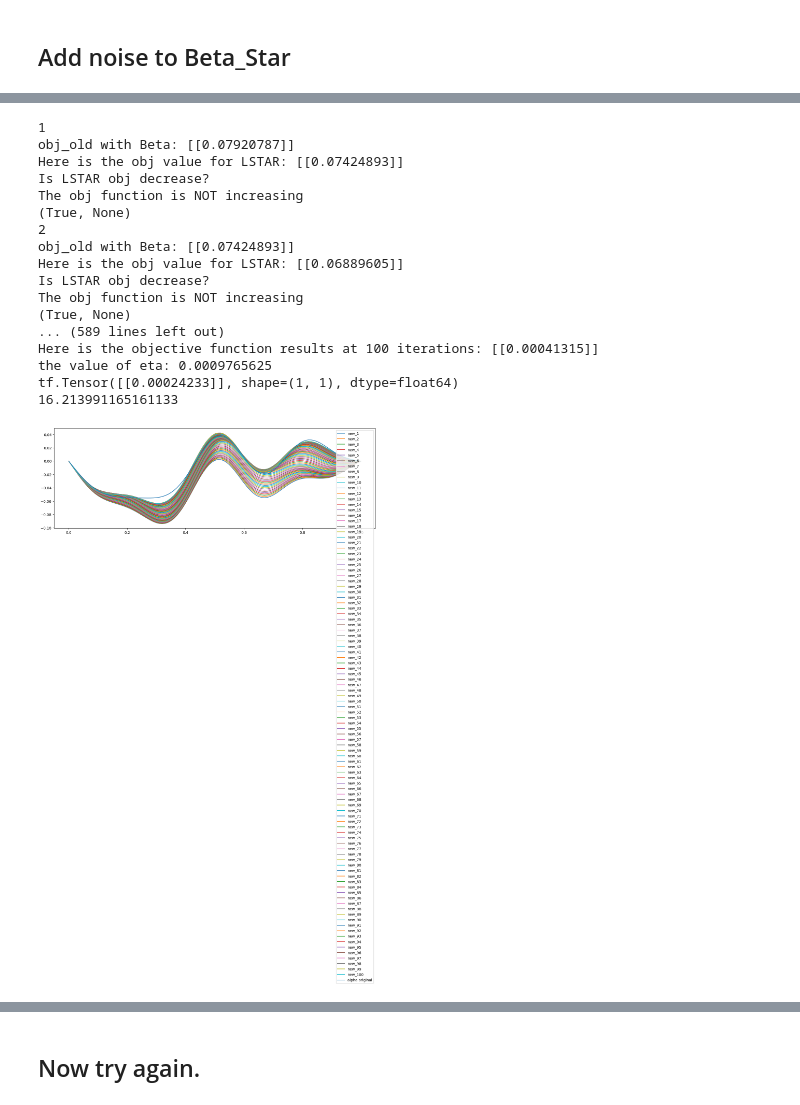
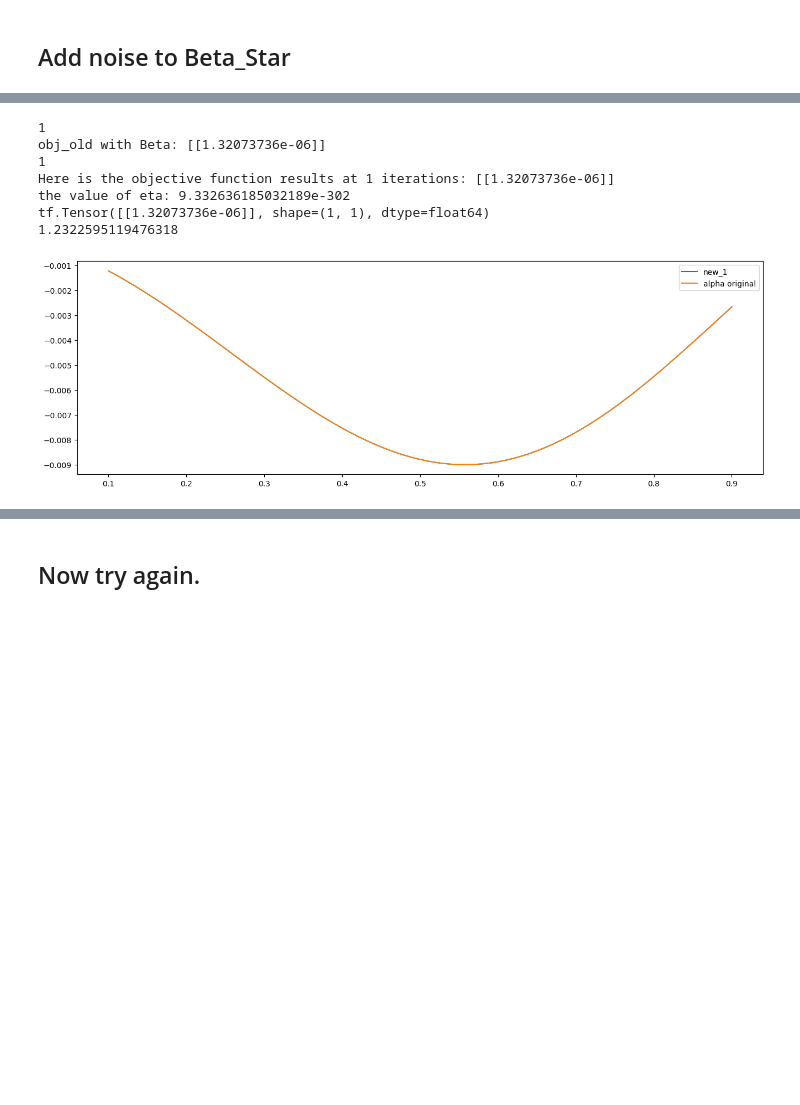
Before and after one commit to vgeneva/NN_Backprop, a Jupyter notebook: iterOCK.ipynb, the cells around one changed output, grey strips where cells are left out. Cells and saved outputs as stored; diff of their text form; code cells hidden in the pictures; blank space fills up the shorter version.

```diff
--- a/iterOCK.ipynb
+++ b/iterOCK.ipynb
@@ -1921,7 +2049,8 @@ Here is my true alpha vector with input of $x\_input$. This is a $(101 \times 1)
 
  I calculated a $beta$ by np.linalg.solve(L_x,alpha_0).
 # %%
-alpha_0 = alpha(1, x_input) #x_input is x(0)
+#alpha_0 = alpha(1, x_input) #x_input is x(0)
+alpha_0 = alph(1, x_input)
 alpha_0 = alpha_0.numpy()
 print(alpha_0.T.shape)
 L_x_inv = np.linalg.inv(L_x)
@@ -2328,9 +2460,10 @@ print(np.linalg.norm(beta_star_3 - Beta) / np.linalg.norm(beta_star_3))
 # %%
 # sol - true trajectoires, how x changes based on integrating with alpha
+# k9v
 solve_Beta = solve_ivp(new_alpha,[0,1],np.reshape(x_input,len(x_input)),
                   t_eval=t_list,
                   vectorized = True,
-                  args=(k8v, sol.y, num, Beta))
+                  args=(k9v, sol.y, num, Beta))
 
 plt.plot(solve_Beta.y);
 # %% [output]
@@ -2435,10 +2566,15 @@ plt.show()
 #    .plot(type="twoway",offset=-2);
 # %% [markdown]
 ## Add noise to Beta_Star
+# %%
+percent_error = 1*np.exp(-50)
+n_3 = np.linalg.norm(beta_star_3)
 # %%
 np.random.seed(14)
-mu, sigma = 0, .02 # mean and standard deviation
-s = np.random.normal(mu, sigma, size=(101,1))
+mu, sigma = 0, .03 # mean and standard deviation
+s = np.random.normal(mu, sigma, size=(len(x_input),1))
+s = s * (n_3 / np.linalg.norm(s)) * percent_error
+print(np.linalg.norm(s))
 print(s[0:10,:])
 beta_noise = s + beta_star_3
 #plt.plot(beta_star_3);
@@ -2504,8 +2640,17 @@ OBJ_2 = [] #lstar obj restulst
 #initialize the firts sol.y
 #sol = solve_ivp(f,[0,1],np.reshape(x_input,len(x_input)),t_eval=t_list)
 ##initial the first sol_alpha.y's with true trajecotires.
-sol = solve_ivp(alpha,[0,1], np.reshape(x_input, len(x_input)), t_eval = t_list, vectorized = True)
-LSTAR = con(1/(num-1), y = sol.y, num = num, kern = k8v)
+sol = solve_ivp(alph,[0,1], np.reshape(x_input, len(x_input)), t_eval = t_list, vectorized = True)
+
+newalpha_0 = new_alpha(1, np.reshape(x_input,(len(x_input))), kern = k9v, y = sol.y, num = num, beta = beta_star_3)
+
+#sol_noise = solve_ivp(new_alpha,[0,1],np.reshape(x_input,len(x_input)),
+#                t_eval=t_list,
+#                vectorized = True,
+#                args=(k9v, sol.y, num, beta_noise))
+
+#def new_alpha(t, u, kern, y, num, beta, h = (1/(num-1)))
+LSTAR = con(1/(num-1), y = sol.y, num = num, kern = k9v)
 
 # measuring error
 beta_vector = np.zeros((len(x_input),600))
@@ -2526,7 +2671,7 @@ while(cond):
     # Gradient Desecent
     for i in range(1):
     #while(cond_2):
-      eta = 1 / (2**10)#2.5 * (1e-4)#3**1 * 1e-2 #.01
+      eta = 1 / (2**1000)#2.5 * (1e-4)#3**1 * 1e-2 #.01
       #sol_alpha = solve_ivp(alpha,[0,1], np.reshape(x_input, len(x_input)), t_eval = t_list, vectorized = True)
       #Lsk_alpha = con(h_x, sol_alpha.y, num, k8v) #Lsk_alpha is with true trajectories,
       ##print(f"eta initialized {eta}")
@@ -2650,7 +2795,7 @@ while(cond):
     #plt.plot(x_input, np.transpose(alpha(1, x_input)), label = f"new_{mm}")
 
     plt.plot(x_input, new_alpha(1, np.reshape(x_input,(len(x_input))),
-                            k8v,
+                            k9v,
                             y = sol.y, #keep true traj
                             num = num,
                             beta= Beta), label = f'new_{mm}')
@@ -2663,15 +2808,15 @@ while(cond):
 
 
     #if mm % 50 == 0:
-    obj_2 = objective(LSTAR, Beta, LAM)
-    obj_2 = obj_2.numpy() #make obj into a numpy
-    OBJ_2.append(float(obj_2)) #make numpy into a float
+    #obj_2 = objective(LSTAR, Beta, LAM)
+    #obj_2 = obj_2.numpy() #make obj into a numpy
+    #OBJ_2.append(float(obj_2)) #make numpy into a float
 
     #var_2 += 1
     #if var_2 % 10 == 0:
-    print(f"Here is the obj value for LSTAR: {obj_2}")
-    print("Is LSTAR obj decrease?")
-    print(decreasing(OBJ_2))
+    #print(f"Here is the obj value for LSTAR: {obj_2}")
+    #print("Is LSTAR obj decrease?")
+    #print(decreasing(OBJ_2))
     #if decreasing(OBJ_2)[0] == False:
     #  print(f"LSTAR: This is the iteration where we stopped: {mm}")
     #  cond = False
@@ -2682,52 +2827,42 @@ while(cond):
   #print(f"LSTAR change objective: {OBJ_2}")
   #print(f"LSTAR obj: {float(obj_2)}")
   # after gradient descent we should still decrease objective
   # compare to the last gradeint desecent objective print
   # compare the LSTAR
   # plot this
   #print(obj)
 
-    if mm % 100 == 0:
+    if mm % 1 == 0:
       print(mm)
       print(f"Here is the objective function results at {mm} iterations: {objective(LSTAR, Beta, LAM)}")
       print(f"the value of eta: {eta}")
       cond = False # stop algorithm
       #if decreasing(OBJ)[0] and decreasing(OBJ_2)[0] == True:
       #  eta = eta / 2
 #        print(f"this is the same eta: {eta}")
 #      else:
 #        eta = eta / 2
 #        print(f"objection funcion is increasing, change eta to: {eta}")
 
-plt.plot(x_input, np.transpose(alpha(1, x_input)), label = 'alpha original')
+plt.plot(x_input, np.transpose(alph(1, x_input)), label = 'alpha original')
 plt.legend()
 print(obj)
 et = time.time()
 total_time = et - st
 print(total_time)
 #print("GD obj list: ")
 #print(decreasing(OBJ))
 #print("LSTAR obj list:")
 #print(decreasing(OBJ_2))
 # %% [output]
 1
-obj_old with Beta: [[0.07920787]]
-Here is the obj value for LSTAR: [[0.07424893]]
-Is LSTAR obj decrease?
-The obj function is NOT increasing
-(True, None)
-2
-obj_old with Beta: [[0.07424893]]
-Here is the obj value for LSTAR: [[0.06889605]]
-Is LSTAR obj decrease?
-The obj function is NOT increasing
-(True, None)
-... (589 lines left out)
-Here is the objective function results at 100 iterations: [[0.00041315]]
-the value of eta: 0.0009765625
-tf.Tensor([[0.00024233]], shape=(1, 1), dtype=float64)
-16.213991165161133
+obj_old with Beta: [[1.32073736e-06]]
+1
+Here is the objective function results at 1 iterations: [[1.32073736e-06]]
+the value of eta: 9.332636185032189e-302
+tf.Tensor([[1.32073736e-06]], shape=(1, 1), dtype=float64)
+1.2322595119476318
-[figure, old version]
+[figure, new version]
 # %%
 # sol - true trajectoires, how x changes based on integrating with alpha
 solve_Beta = solve_ivp(new_alpha,[0,1],np.reshape(x_input,len(x_input)),
```
Also changed, not shown: parts of 128 cells of this notebook.
